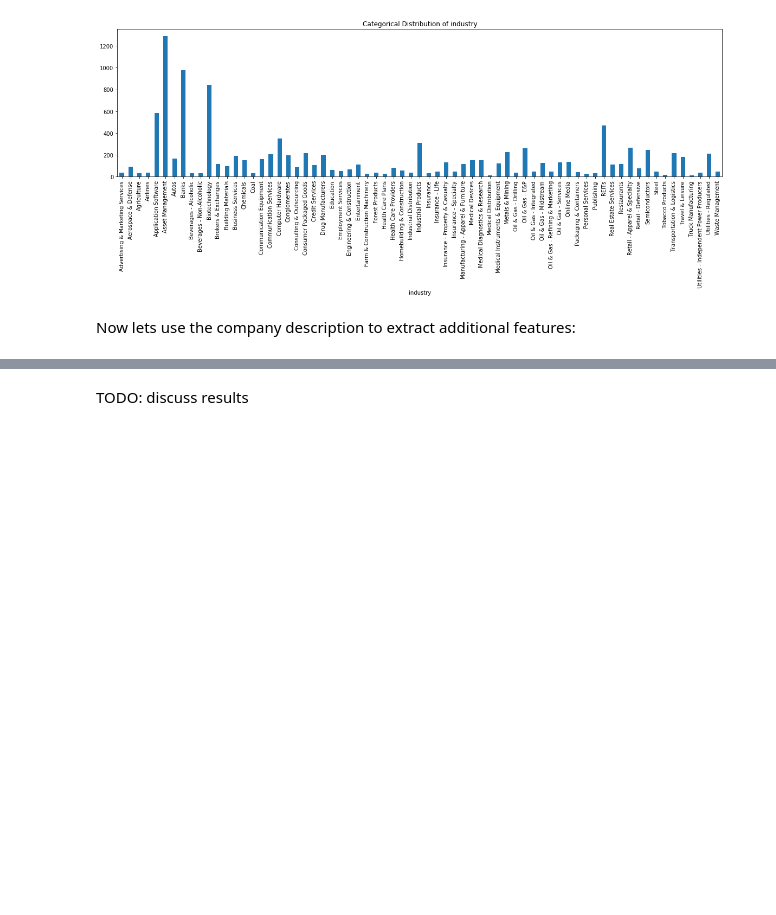
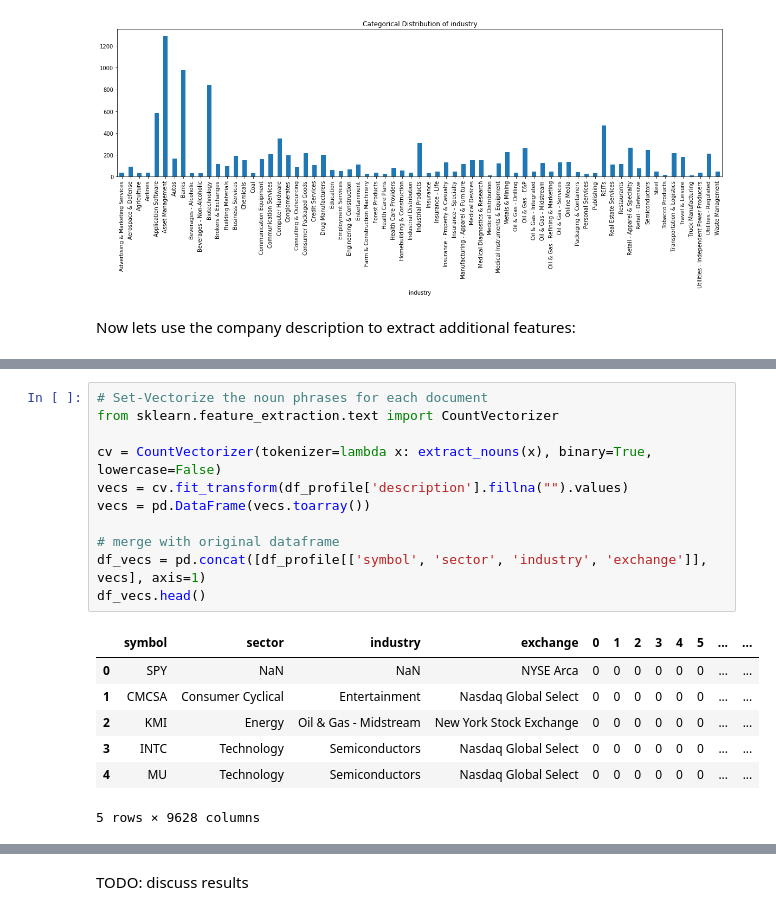
Before and after one commit to felixnext/stock_trend_analysis, a Jupyter notebook: notebooks/02-2_recommender-cleaning+features.ipynb, the cells around one changed output, grey strips where cells are left out. Cells and saved outputs as stored; diff of their text form; blank space fills up the shorter version.

```diff
--- a/notebooks/02-2_recommender-cleaning+features.ipynb
+++ b/notebooks/02-2_recommender-cleaning+features.ipynb
@@ -103,0 +176,19 @@ def extract_nouns(df, col_name):
+# %%
+# Set-Vectorize the noun phrases for each document
+from sklearn.feature_extraction.text import CountVectorizer
+
+cv = CountVectorizer(tokenizer=lambda x: extract_nouns(x), binary=True, lowercase=False)
+vecs = cv.fit_transform(df_profile['description'].fillna("").values)
+vecs = pd.DataFrame(vecs.toarray())
+
+# merge with original dataframe
+df_vecs = pd.concat([df_profile[['symbol', 'sector', 'industry', 'exchange']], vecs], axis=1)
+df_vecs.head()
+# %% [output]
+|  | symbol | sector | industry | exchange | 0 | 1 | 2 | 3 | 4 | 5 | ... | ... |
+| 0 | SPY | NaN | NaN | NYSE Arca | 0 | 0 | 0 | 0 | 0 | 0 | ... | ... |
+| 1 | CMCSA | Consumer Cyclical | Entertainment | Nasdaq Global Select | 0 | 0 | 0 | 0 | 0 | 0 | ... | ... |
+| 2 | KMI | Energy | Oil & Gas - Midstream | New York Stock Exchange | 0 | 0 | 0 | 0 | 0 | 0 | ... | ... |
+| 3 | INTC | Technology | Semiconductors | Nasdaq Global Select | 0 | 0 | 0 | 0 | 0 | 0 | ... | ... |
+| 4 | MU | Technology | Semiconductors | Nasdaq Global Select | 0 | 0 | 0 | 0 | 0 | 0 | ... | ... |
+5 rows × 9628 columns
```
Also changed, not shown: parts of 15 cells of this notebook, 15 other files.
